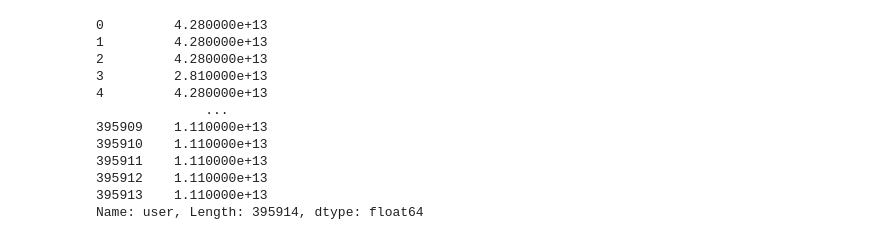
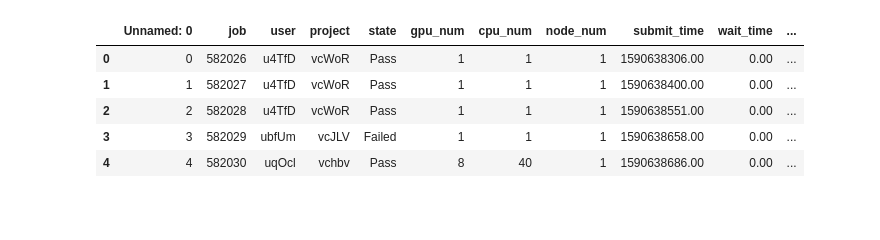
Before and after one commit to MonishSoundarRaj/colab_files_1, a Jupyter notebook: Elliot_super_cloud.ipynb, the cells around one changed output. Cells and saved outputs as stored; diff of their text form; code cells hidden in the pictures; blank space fills up the shorter version.

```diff
--- a/Elliot_super_cloud.ipynb
+++ b/Elliot_super_cloud.ipynb
@@ -10,19 +6,17 @@ df2 = pd.read_csv("data_supercloud.csv")
+# %%
+pd.set_option('display.float_format', '{:.2f}'.format)
+df = pd.read_csv("data_helios.csv")
+df2 = pd.read_csv("data_helios.csv")
+df.head()
+# %% [output]
+|  | Unnamed: 0 | job | user | project | state | gpu_num | cpu_num | node_num | submit_time | wait_time | ... |
+| 0 | 0 | 582026 | u4TfD | vcWoR | Pass | 1 | 1 | 1 | 1590638306.00 | 0.00 | ... |
+| 1 | 1 | 582027 | u4TfD | vcWoR | Pass | 1 | 1 | 1 | 1590638400.00 | 0.00 | ... |
+| 2 | 2 | 582028 | u4TfD | vcWoR | Pass | 1 | 1 | 1 | 1590638551.00 | 0.00 | ... |
+| 3 | 3 | 582029 | ubfUm | vcJLV | Failed | 1 | 1 | 1 | 1590638658.00 | 0.00 | ... |
+| 4 | 4 | 582030 | uqOcl | vchbv | Pass | 8 | 40 | 1 | 1590638686.00 | 0.00 | ... |
 # %%
-print(df["user"])
 df = df[["job", "submit_time", "wait_time", "run_time", "node_num", "wall_time"]]
-# %% [output]
-0         4.280000e+13
-1         4.280000e+13
-2         4.280000e+13
-3         2.810000e+13
-4         4.280000e+13
-              ...
-395909    1.110000e+13
-395910    1.110000e+13
-395911    1.110000e+13
-395912    1.110000e+13
-395913    1.110000e+13
-Name: user, Length: 395914, dtype: float64
 # %%
 df.head()
 # %% [output]
```
Also changed, not shown: parts of 7 cells of this notebook.
